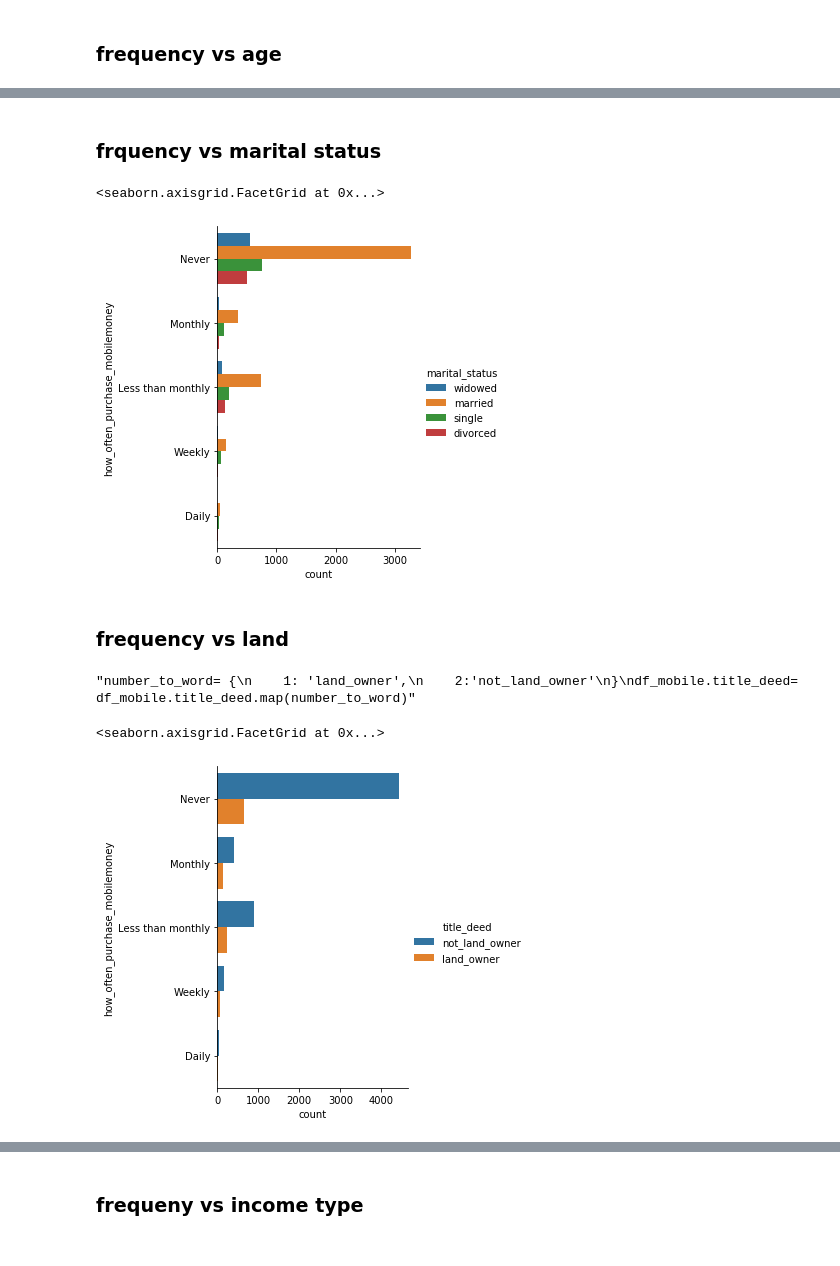
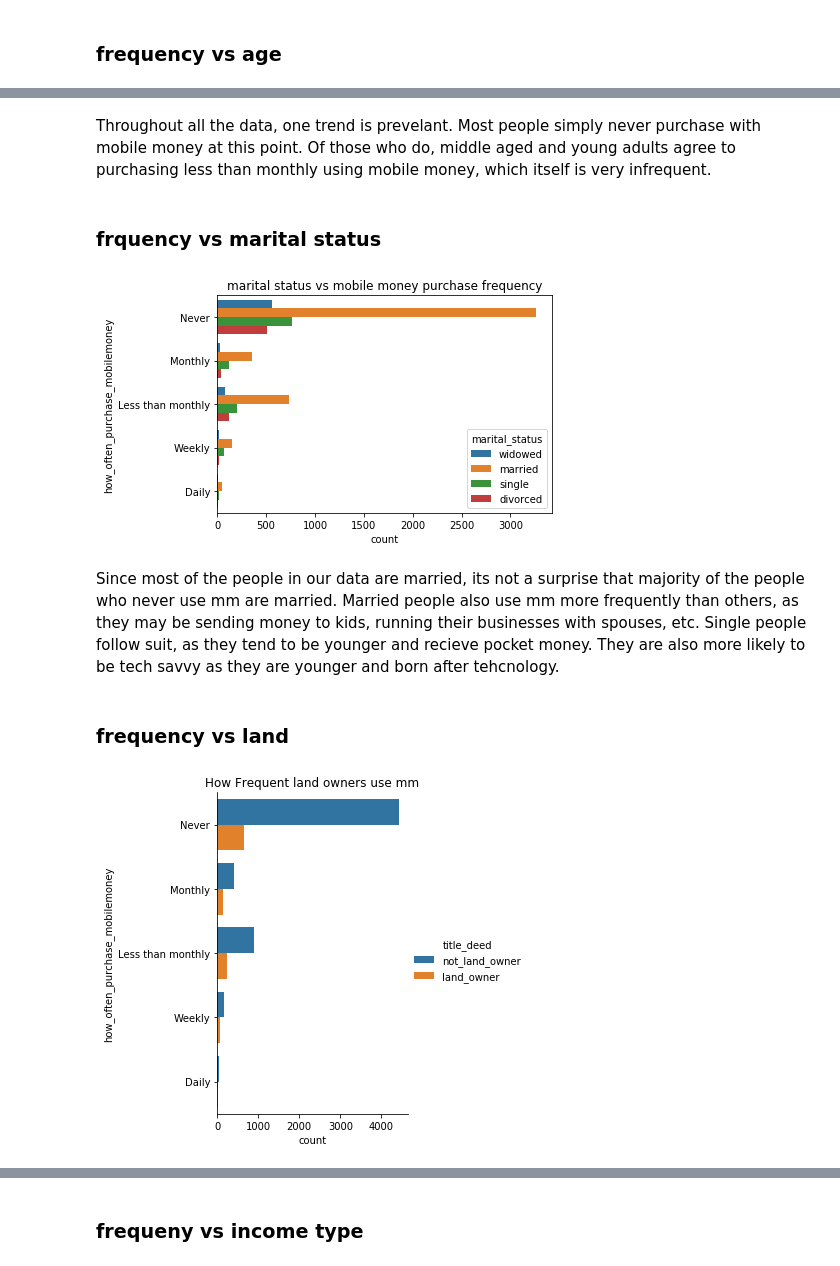
Before and after one commit to masaimahapa/Tanzania-mobile-money, a Jupyter notebook: mobile-money analysis.ipynb, the cells around one changed output, grey strips where cells are left out. Cells and saved outputs as stored; diff of their text form; code cells hidden in the pictures.

```diff
--- a/mobile-money analysis.ipynb
+++ b/mobile-money analysis.ipynb
@@ -37,0 +20,5 @@ df_mobile['income']= df_income.sum(axis = 1, skipna = True)
+# %%
+#column income. sums up how many income types a person has
+df_mobile['income']= df_mobile.loc[:, 'Q8_1': 'Q8_11'].sum(axis=1, skipna=True)
+
+#df_mobile.gender=df_mobile.gender.map(number_to_word)
@@ -157,3 +115,18 @@ df_mobile.head()
+# %%
+number_to_word= {
+    0: 'no_mm',
+    1:'no_mm',
+    2:'mm_only',
+    3:'mm_plus'
+}
+df_mobile['my_class']=df_mobile.mobile_money_classification.map(number_to_word)
+
+df_income= df_mobile[['ID','age','gender', 'marital_status', 'title_deed',
+                      'how_often_purchase_mobilemoney','how_often_pay_bills_with_mm','salaries_wages',
+                      'selling_produce', 'selling_services',
+       'piece_job', 'rental_income', 'interest_earned', 'pension',
+       'social_grant', 'pocket_money', 'someone_pays', 'other', 'highest_education', 'mobile_money', 'Latitude', 'Longitude',
+                     'mobile_money_classification', 'my_class']]
 # %% [markdown]
 # 2. Get basic descriptive statistics for the dataset.
 # %%
@@ -291,5 +237,4 @@ df_income= df_mobile[['ID','age','gender', 'marital_status', 'title_deed', 'how_
        'piece_job', 'rental_income', 'interest_earned', 'pension',
        'social_grant', 'pocket_money', 'someone_pays', 'other', 'mobile_money', 'Latitude', 'Longitude']]
 '''
-df_income= pd.melt(df_income, id_vars=['ID','age','gender','marital_status', 'title_deed','Latitude', 'Longitude','mobile_money', 'highest_education', 'how_often_purchase_mobilemoney', 'how_often_pay_bills_with_mm'], var_name= 'income_type', value_name='income_value')
-df_income.head()
+df_income= pd.melt(df_income, id_vars=['ID','age','gender','marital_status', 'title_deed','Latitude', 'Longitude','mobile_money', 'highest_education', 'how_often_purchase_mobilemoney', 'how_often_pay_bills_with_mm', 'my_class', 'mobile_money_classification'], var_name= 'income_type', value_name='income_value')
@@ -386,2 +328,4 @@ sns.catplot(hue='how_often_purchase_mobilemoney', y='age_group', data=df_mobile,
+# %% [markdown]
+Throughout all the data, one trend is prevelant. Most people simply never purchase with mobile money at this point. Of those who do, middle aged and young adults agree to purchasing less than monthly using mobile money, which itself is very infrequent.
 # %% [markdown]
 ### frquency vs marital status
@@ -397,21 +332,19 @@ df_mobile['marital_status']= df_mobile['marital_status'].map(number_to_word)
 # %%
-sns.catplot(hue='marital_status', y='how_often_purchase_mobilemoney', data=df_mobile, kind='count')
+sns.countplot(hue='marital_status', y='how_often_purchase_mobilemoney', data=df_mobile)
+plt.title('marital status vs mobile money purchase frequency')
+plt.show()
 # %% [output]
-<seaborn.axisgrid.FacetGrid at 0x...>
-[figure, old version]
+[figure, new version]
+# %% [markdown]
+Since most of the people in our data are married, its not a surprise that majority of the people who never use mm are married.
+Married people also use mm more frequently than others, as they may be sending money to kids, running their businesses with spouses, etc.
+Single people follow suit, as they tend to be younger and recieve pocket money. They are also more likely to be tech savvy as they are younger and born after tehcnology.
 # %% [markdown]
 ### frequency vs land
-# %%
-'''number_to_word= {
-    1: 'land_owner',
-    2:'not_land_owner'
-}
-df_mobile.title_deed= df_mobile.title_deed.map(number_to_word)'''
-# %% [output]
-"number_to_word= {\n    1: 'land_owner',\n    2:'not_land_owner'\n}\ndf_mobile.title_deed= df_mobile.title_deed.map(number_to_word)"
 # %%
-
-sns.catplot(hue='title_deed', y='how_often_purchase_mobilemoney', data=df_mobile, kind='count')
+sns.catplot(hue='title_deed', y='how_often_purchase_mobilemoney', data=df_mobile
+            , kind='count')
+plt.title('How Frequent land owners use mm')
+plt.show()
 # %% [output]
-<seaborn.axisgrid.FacetGrid at 0x...>
-[figure, old version]
+[figure, new version]
```
Also changed, not shown: parts of 55 cells of this notebook.
